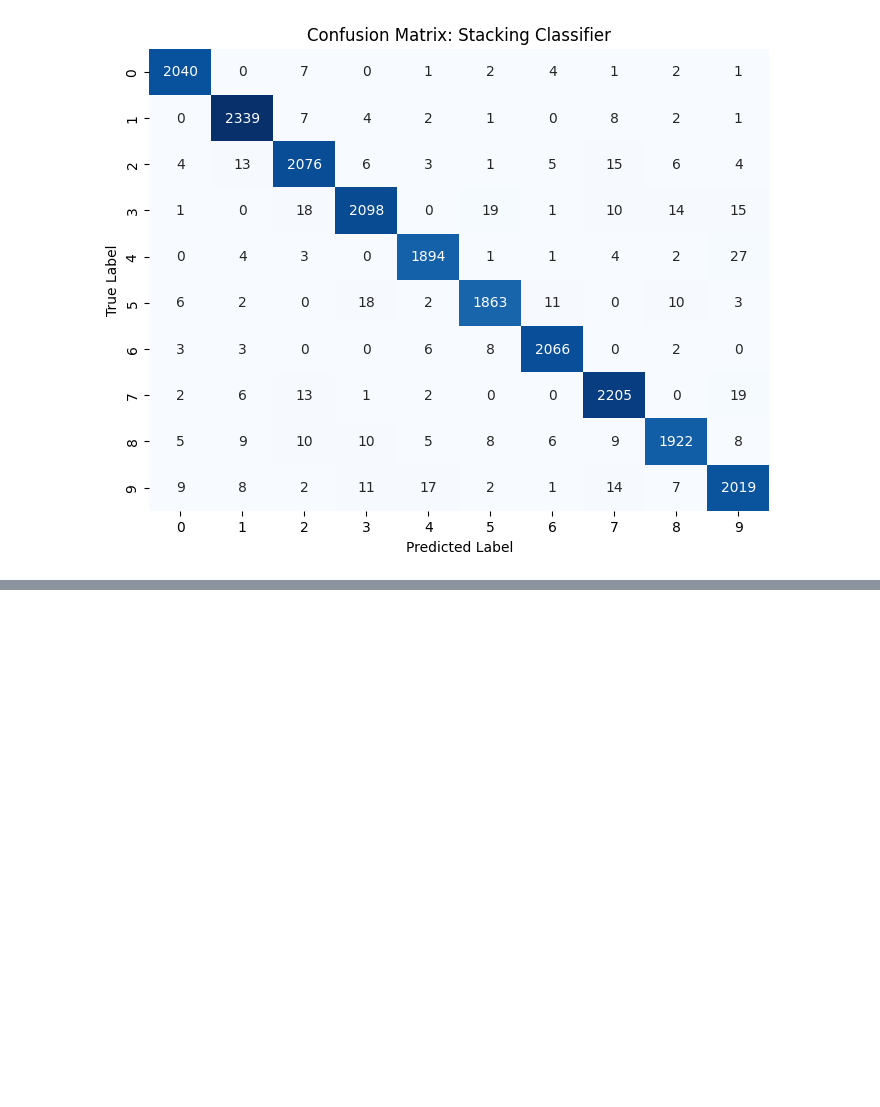
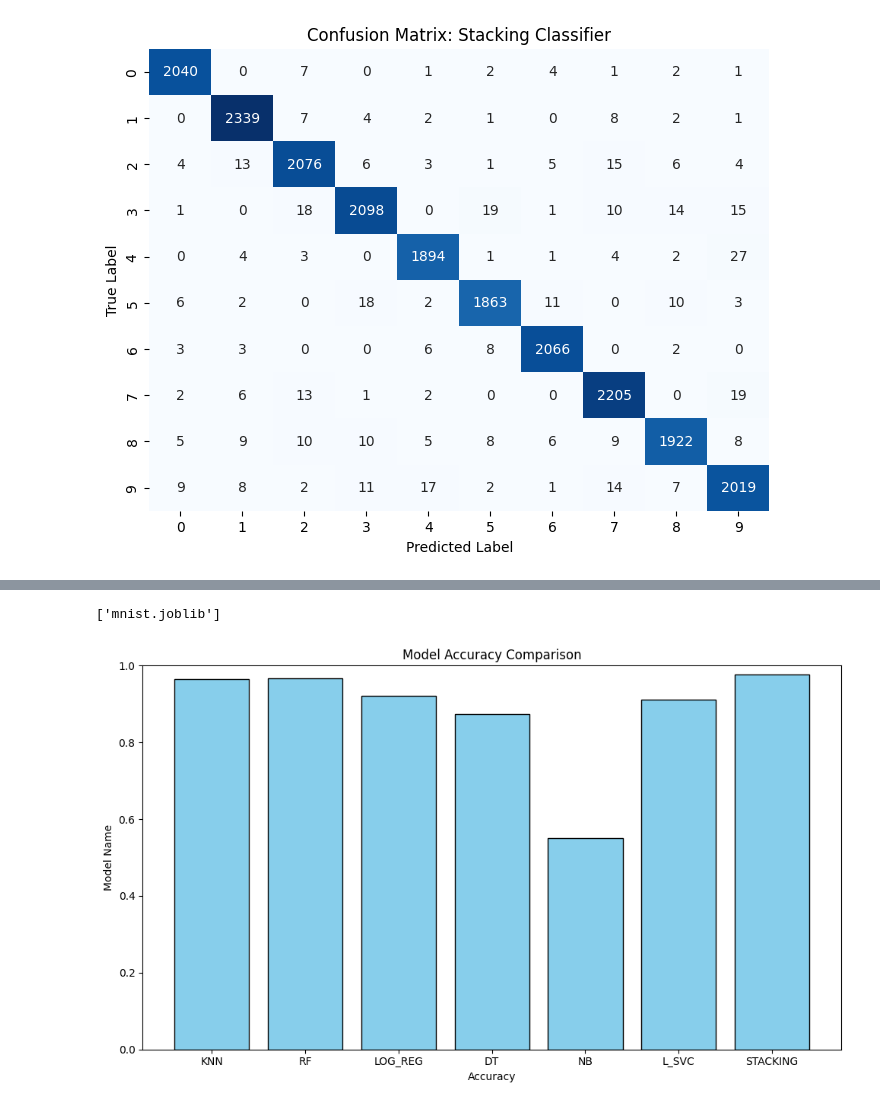
Before and after one commit to Kumarwasim/Machine_learning, a Jupyter notebook: MNIST.ipynb, the cells around one changed output, grey strips where cells are left out. Cells and saved outputs as stored; diff of their text form; code cells hidden in the pictures; blank space fills up the shorter version.

Commit message:
added joblib

```diff
--- a/MNIST.ipynb
+++ b/MNIST.ipynb
@@ -203,0 +206,4 @@ Processing '/content/mnist_output_5.png'...
+# %%
+joblib.dump(stacking_model, 'mnist.joblib')
+# %% [output]
+['mnist.joblib']
@@ -203,0 +212,15 @@ Processing '/content/mnist_output_5.png'...
+# %%
+import matplotlib.pyplot as plt
+
+plt.figure(figsize=(10, 6))
+plt.bar(model_names, model_accs, color='skyblue', edgecolor='black')
+
+plt.xlabel('Accuracy')
+plt.ylabel('Model Name')
+plt.title('Model Accuracy Comparison')
+plt.ylim(0,1)
+
+plt.tight_layout()
+plt.show()
+# %% [output]
+[figure, added]
```
Also changed, not shown: parts of 4 cells of this notebook.
